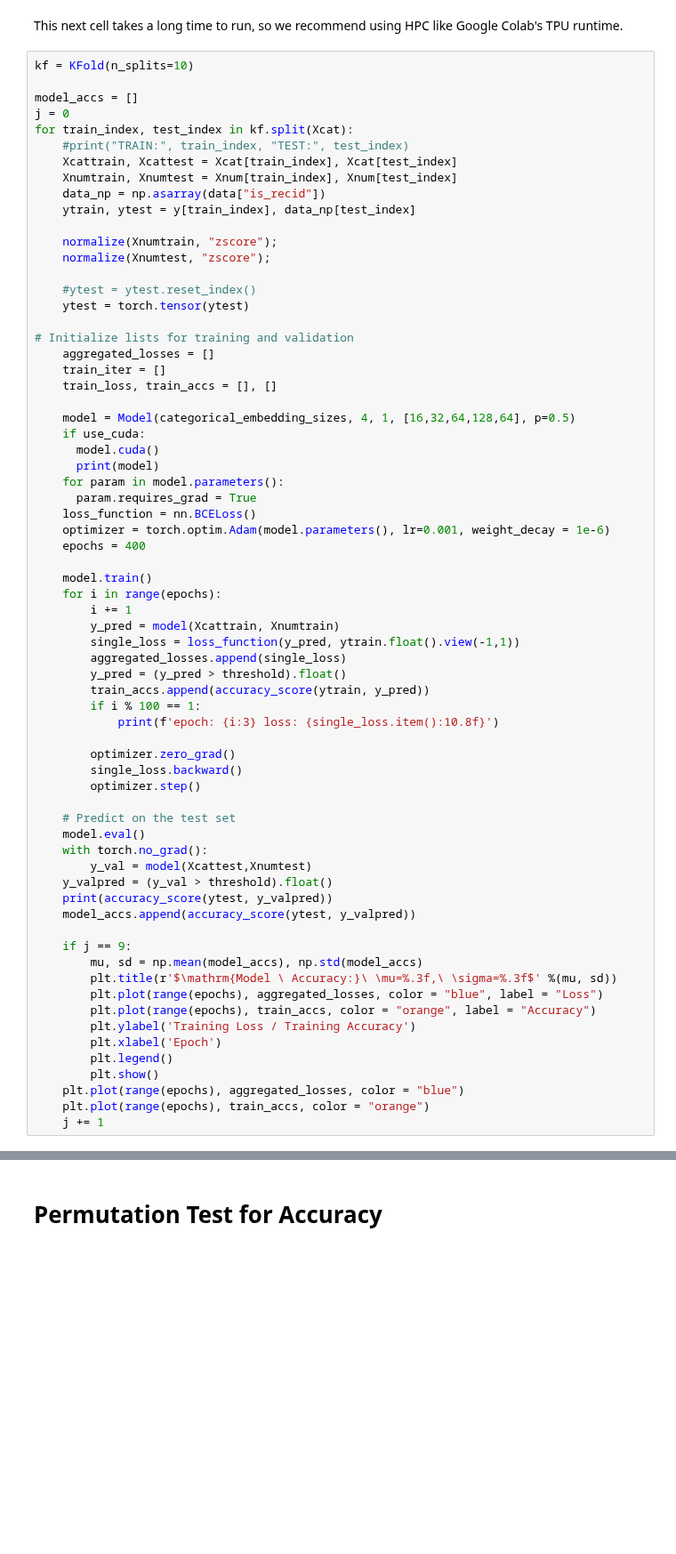
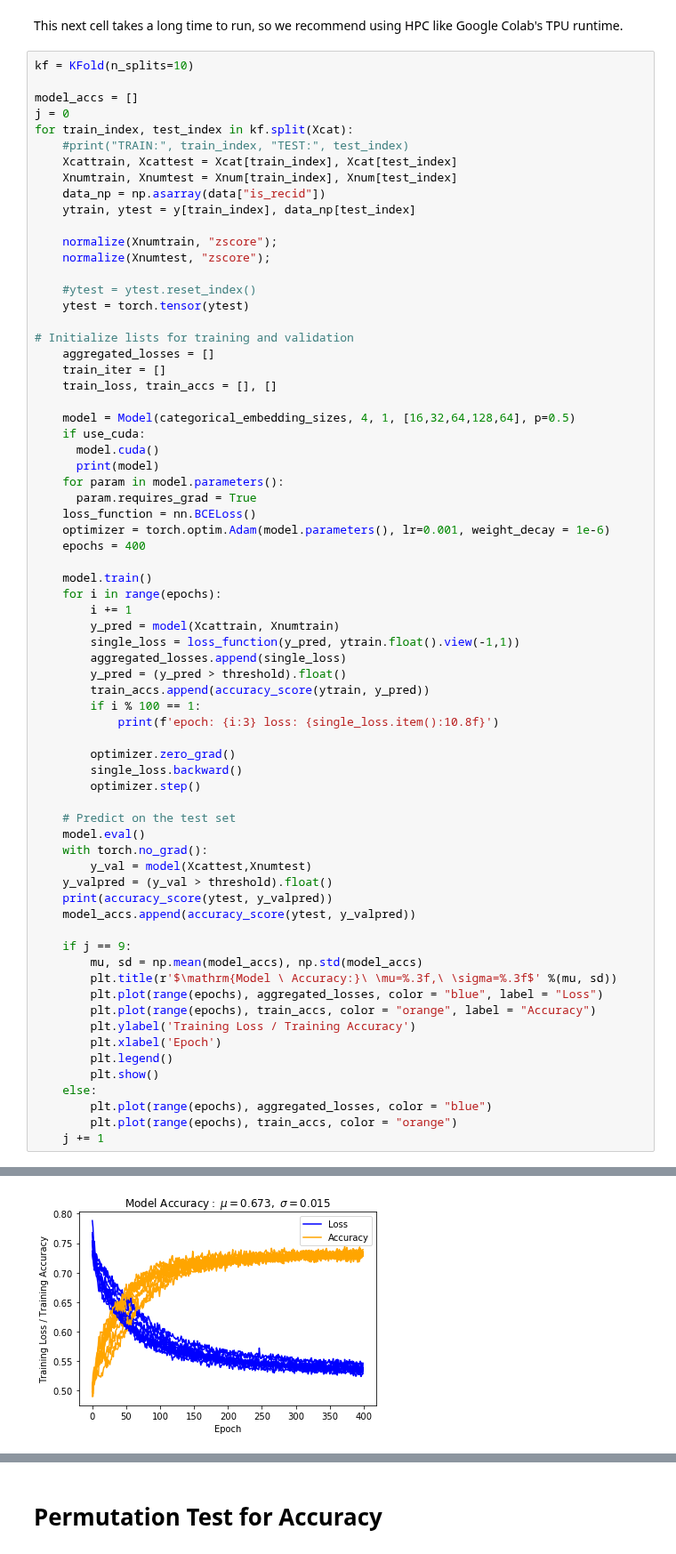
Before and after one commit to oskarwiese/fagprojekt, a Jupyter notebook: src/Classifier_notebook.ipynb, the cells around one changed output, grey strips where cells are left out. Shown at 89% size. Drawn from its saved outputs; the diff is of its cells as text; blank space fills up the shorter version.

```diff
--- a/src/Classifier_notebook.ipynb
+++ b/src/Classifier_notebook.ipynb
@@ -855,8 +855,9 @@ for train_index, test_index in kf.split(Xcat):
         plt.xlabel('Epoch')
         plt.legend()
         plt.show()
-    plt.plot(range(epochs), aggregated_losses, color = "blue")
-    plt.plot(range(epochs), train_accs, color = "orange")
+    else:
+        plt.plot(range(epochs), aggregated_losses, color = "blue")
+        plt.plot(range(epochs), train_accs, color = "orange")
     j += 1
 # %% [output]
 epoch:   1 loss: 0.73087430
@@ -878,0 +880 @@ epoch: 201 loss: 0.54466712
+[figure, added]
```
Also changed, not shown: parts of 7 cells of this notebook, 1 other file.
